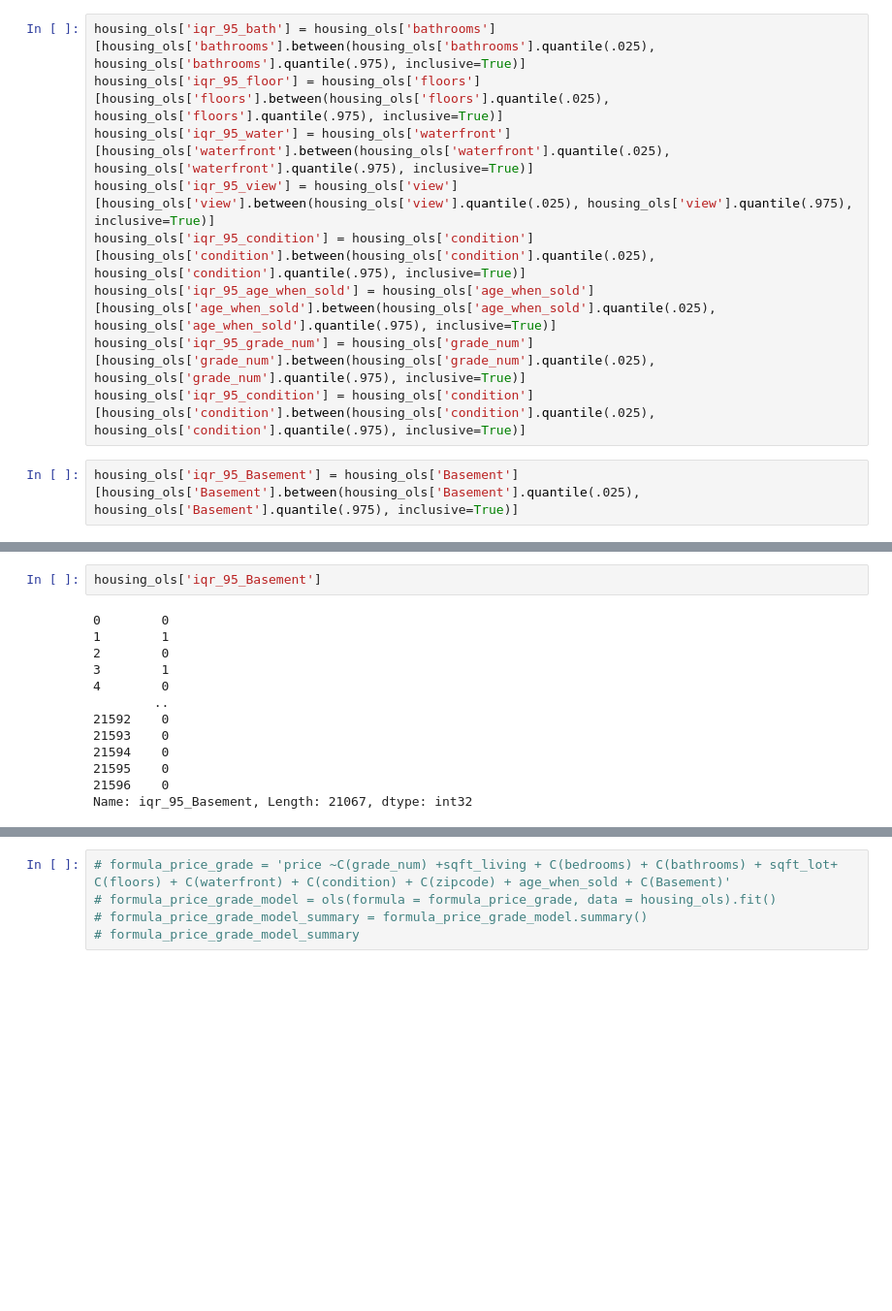
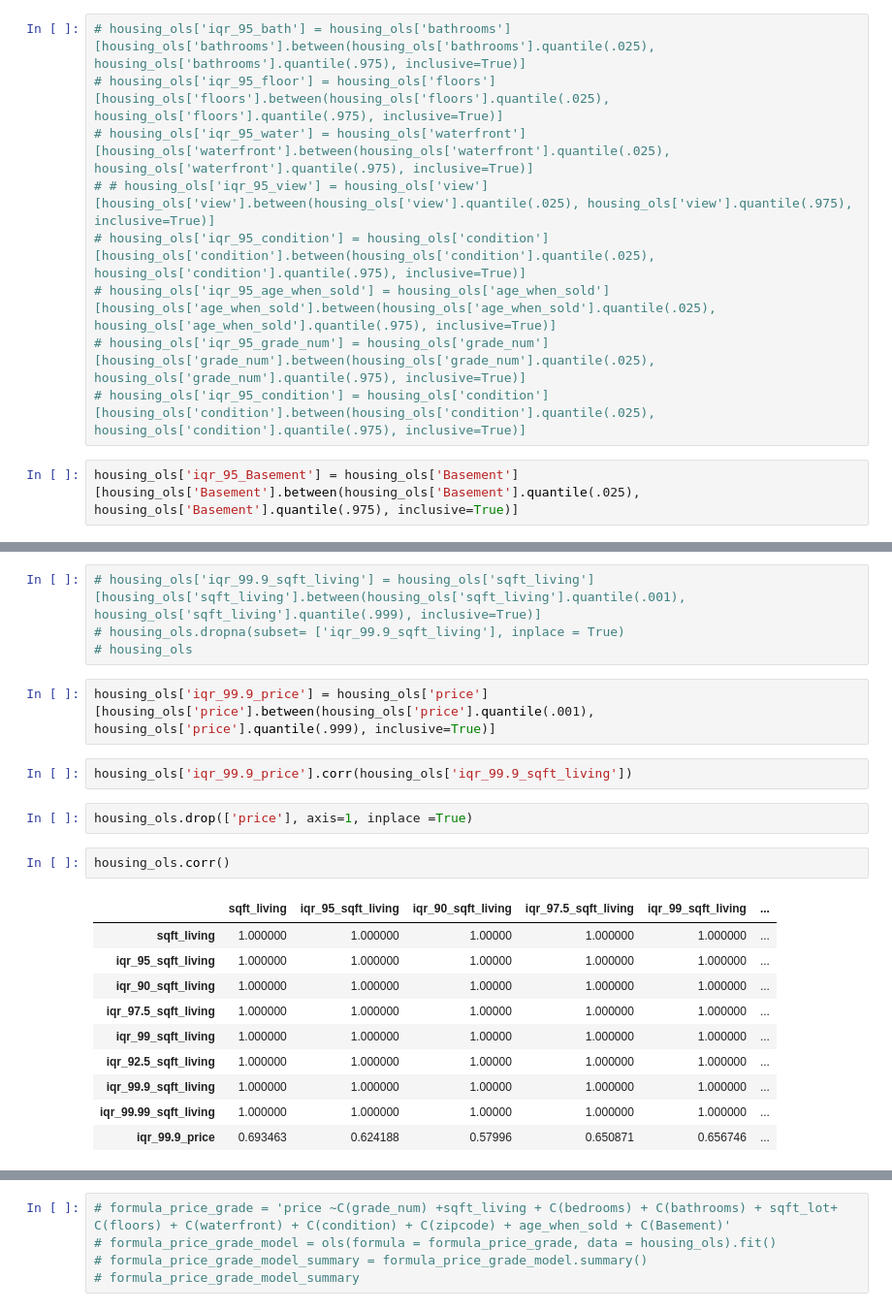
Before and after one commit to kangjw1208/King-Country-Real-Estate, a Jupyter notebook: Final-Copy1-Roger.ipynb, the cells around one changed output, grey strips where cells are left out. Shown: that part at 97% size. Drawn from its saved outputs; the diff is of its cells as text; blank space fills up the shorter version.

```diff
--- a/Final-Copy1-Roger.ipynb
+++ b/Final-Copy1-Roger.ipynb
@@ -181,11 +161,11 @@ len(housing_ols)
 # %%
-housing_ols['iqr_95_bath'] = housing_ols['bathrooms'][housing_ols['bathrooms'].between(housing_ols['bathrooms'].quantile(.025), housing_ols['bathrooms'].quantile(.975), inclusive=True)]
-housing_ols['iqr_95_floor'] = housing_ols['floors'][housing_ols['floors'].between(housing_ols['floors'].quantile(.025), housing_ols['floors'].quantile(.975), inclusive=True)]
-housing_ols['iqr_95_water'] = housing_ols['waterfront'][housing_ols['waterfront'].between(housing_ols['waterfront'].quantile(.025), housing_ols['waterfront'].quantile(.975), inclusive=True)]
-housing_ols['iqr_95_view'] = housing_ols['view'][housing_ols['view'].between(housing_ols['view'].quantile(.025), housing_ols['view'].quantile(.975), inclusive=True)]
-housing_ols['iqr_95_condition'] = housing_ols['condition'][housing_ols['condition'].between(housing_ols['condition'].quantile(.025), housing_ols['condition'].quantile(.975), inclusive=True)]
-housing_ols['iqr_95_age_when_sold'] = housing_ols['age_when_sold'][housing_ols['age_when_sold'].between(housing_ols['age_when_sold'].quantile(.025), housing_ols['age_when_sold'].quantile(.975), inclusive=True)]
-housing_ols['iqr_95_grade_num'] = housing_ols['grade_num'][housing_ols['grade_num'].between(housing_ols['grade_num'].quantile(.025), housing_ols['grade_num'].quantile(.975), inclusive=True)]
-housing_ols['iqr_95_condition'] = housing_ols['condition'][housing_ols['condition'].between(housing_ols['condition'].quantile(.025), housing_ols['condition'].quantile(.975), inclusive=True)]
+# housing_ols['iqr_95_bath'] = housing_ols['bathrooms'][housing_ols['bathrooms'].between(housing_ols['bathrooms'].quantile(.025), housing_ols['bathrooms'].quantile(.975), inclusive=True)]
+# housing_ols['iqr_95_floor'] = housing_ols['floors'][housing_ols['floors'].between(housing_ols['floors'].quantile(.025), housing_ols['floors'].quantile(.975), inclusive=True)]
+# housing_ols['iqr_95_water'] = housing_ols['waterfront'][housing_ols['waterfront'].between(housing_ols['waterfront'].quantile(.025), housing_ols['waterfront'].quantile(.975), inclusive=True)]
+# # housing_ols['iqr_95_view'] = housing_ols['view'][housing_ols['view'].between(housing_ols['view'].quantile(.025), housing_ols['view'].quantile(.975), inclusive=True)]
+# housing_ols['iqr_95_condition'] = housing_ols['condition'][housing_ols['condition'].between(housing_ols['condition'].quantile(.025), housing_ols['condition'].quantile(.975), inclusive=True)]
+# housing_ols['iqr_95_age_when_sold'] = housing_ols['age_when_sold'][housing_ols['age_when_sold'].between(housing_ols['age_when_sold'].quantile(.025), housing_ols['age_when_sold'].quantile(.975), inclusive=True)]
+# housing_ols['iqr_95_grade_num'] = housing_ols['grade_num'][housing_ols['grade_num'].between(housing_ols['grade_num'].quantile(.025), housing_ols['grade_num'].quantile(.975), inclusive=True)]
+# housing_ols['iqr_95_condition'] = housing_ols['condition'][housing_ols['condition'].between(housing_ols['condition'].quantile(.025), housing_ols['condition'].quantile(.975), inclusive=True)]
 # %%
 housing_ols['iqr_95_Basement'] = housing_ols['Basement'][housing_ols['Basement'].between(housing_ols['Basement'].quantile(.025), housing_ols['Basement'].quantile(.975), inclusive=True)]
@@ -192,15 +195,23 @@ housing_ols['iqr_95_Basement'] = housing_ols['Basement'][housing_ols['Basement']
+# %%
+# housing_ols['iqr_99.9_sqft_living'] = housing_ols['sqft_living'][housing_ols['sqft_living'].between(housing_ols['sqft_living'].quantile(.001), housing_ols['sqft_living'].quantile(.999), inclusive=True)]
+# housing_ols.dropna(subset= ['iqr_99.9_sqft_living'], inplace = True)
+# housing_ols
+# %%
+housing_ols['iqr_99.9_price'] = housing_ols['price'][housing_ols['price'].between(housing_ols['price'].quantile(.001), housing_ols['price'].quantile(.999), inclusive=True)]
+# %%
+housing_ols['iqr_99.9_price'].corr(housing_ols['iqr_99.9_sqft_living'])
+# %%
+housing_ols.drop(['price'], axis=1, inplace =True)
 # %%
-housing_ols['iqr_95_Basement']
+housing_ols.corr()
 # %% [output]
-0        0
-1        1
-2        0
-3        1
-4        0
-        ..
-21592    0
-21593    0
-21594    0
-21595    0
-21596    0
-Name: iqr_95_Basement, Length: 21067, dtype: int32
+|  | sqft_living | iqr_95_sqft_living | iqr_90_sqft_living | iqr_97.5_sqft_living | iqr_99_sqft_living | ... |
+| sqft_living | 1.000000 | 1.000000 | 1.00000 | 1.000000 | 1.000000 | ... |
+| iqr_95_sqft_living | 1.000000 | 1.000000 | 1.00000 | 1.000000 | 1.000000 | ... |
+| iqr_90_sqft_living | 1.000000 | 1.000000 | 1.00000 | 1.000000 | 1.000000 | ... |
+| iqr_97.5_sqft_living | 1.000000 | 1.000000 | 1.00000 | 1.000000 | 1.000000 | ... |
+| iqr_99_sqft_living | 1.000000 | 1.000000 | 1.00000 | 1.000000 | 1.000000 | ... |
+| iqr_92.5_sqft_living | 1.000000 | 1.000000 | 1.00000 | 1.000000 | 1.000000 | ... |
+| iqr_99.9_sqft_living | 1.000000 | 1.000000 | 1.00000 | 1.000000 | 1.000000 | ... |
+| iqr_99.99_sqft_living | 1.000000 | 1.000000 | 1.00000 | 1.000000 | 1.000000 | ... |
+| iqr_99.9_price | 0.693463 | 0.624188 | 0.57996 | 0.650871 | 0.656746 | ... |
```
Also changed, not shown: parts of 18 cells of this notebook.
